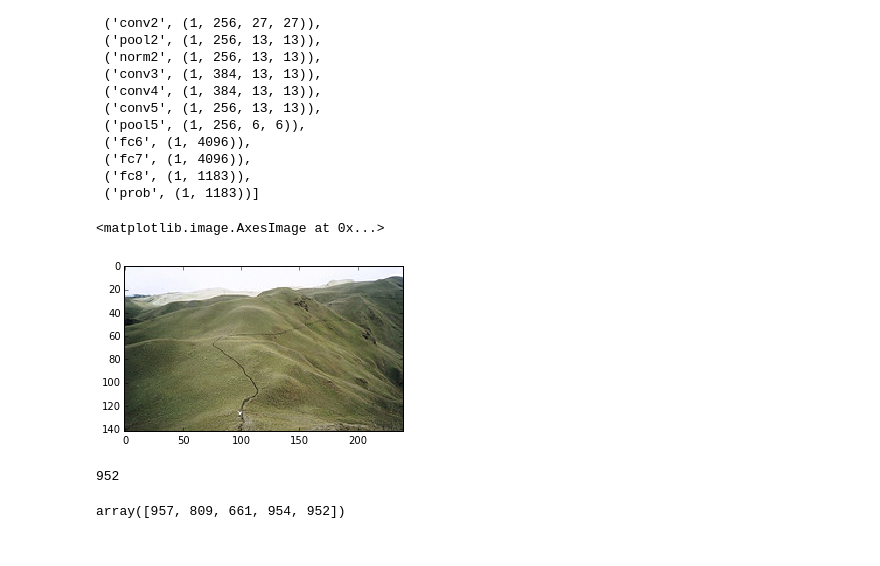
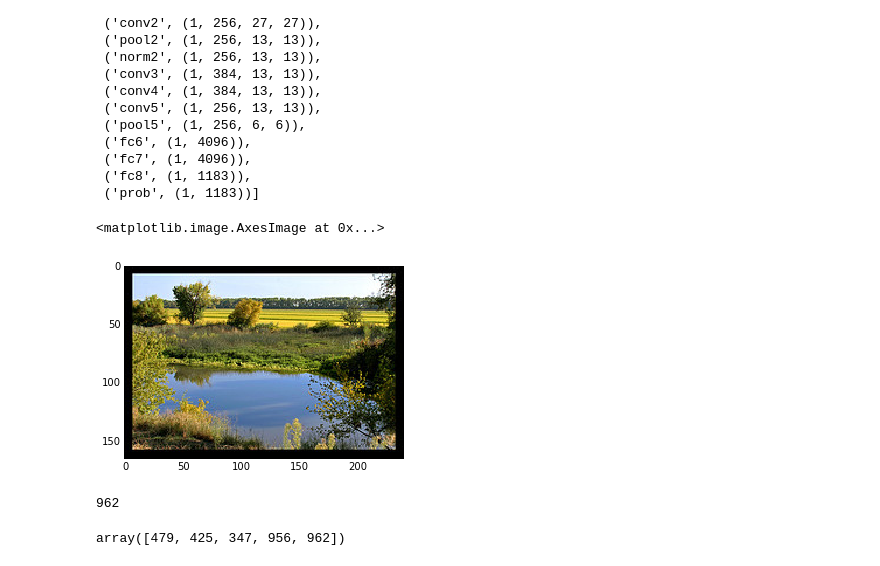
Before and after one commit to clibbon/Caffe_first_attempts, a Jupyter notebook: HybridCNN/Classification using HybridCNN.ipynb, the cells around one changed output. Cells and saved outputs as stored; diff of their text form; code cells hidden in the pictures.

```diff
--- a/HybridCNN/Classification using HybridCNN.ipynb
+++ b/HybridCNN/Classification using HybridCNN.ipynb
@@ -72,17 +72,17 @@ Quickly see the shape of the network to check what we're expecting to get out of
  ('prob', (1, 1183))]
 # %%
 net.blobs['data'].reshape(1,3,227,227)
-net.blobs['data'].data[...] = transformer.preprocess('data', caffe.io.load_image('../100000.jpg'))
+net.blobs['data'].data[...] = transformer.preprocess('data', caffe.io.load_image('../100001.jpg'))
 out = net.forward()
-plt.imshow(caffe.io.load_image('../100000.jpg'))
+plt.imshow(caffe.io.load_image('../100001.jpg'))
 # %% [output]
 <matplotlib.image.AxesImage at 0x...>
-[figure, old version]
+[figure, new version]
 # %%
 out['prob'].argmax()
 # %% [output]
-952
+962
 # %%
 out['prob'].argsort()[0][-5:]
 # %% [output]
-array([957, 809, 661, 954, 952])
+array([479, 425, 347, 956, 962])
```
Also changed, not shown: 10 other files.
